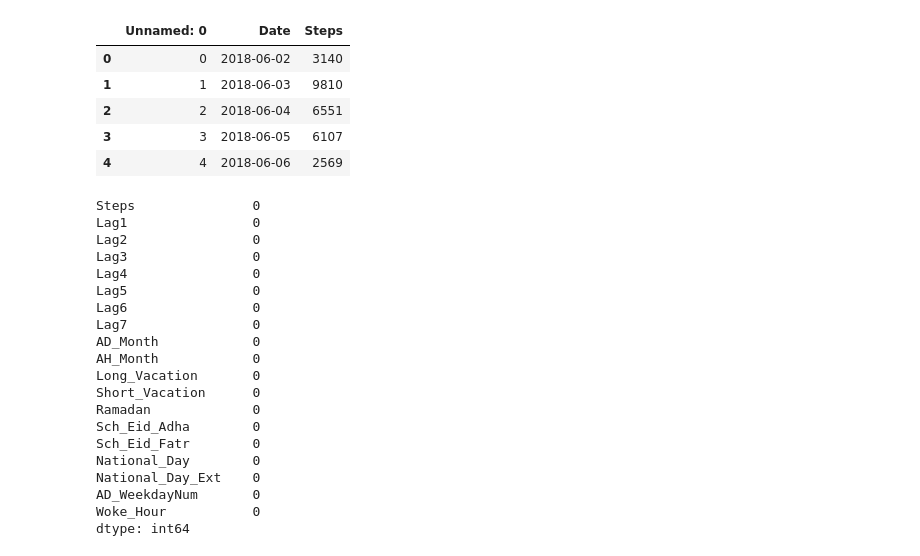
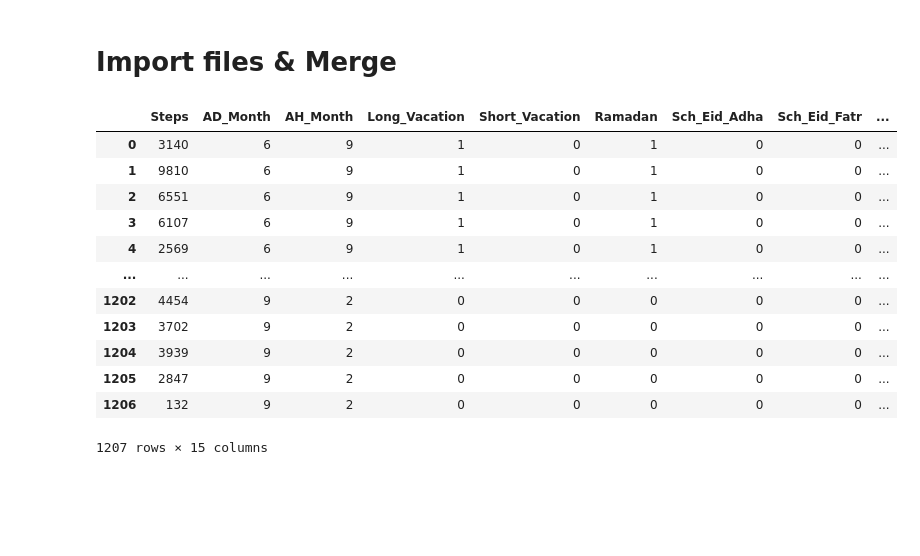
Before and after one commit to ibalzuhairi/ML-Regression-Physical-Activity, a Jupyter notebook: Merging.ipynb, the cells around one changed output. Cells and saved outputs as stored; diff of their text form; code cells hidden in the pictures; blank space fills up the shorter version.

```diff
--- a/Merging.ipynb
+++ b/Merging.ipynb
@@ -5,56 +16,49 @@ import seaborn as sns
 
 import matplotlib.pyplot as plt
 %matplotlib inline
-# %%
-Steps0 = pd.read_csv("Steps.csv")
-Calendar = pd.read_csv("Calendar.csv")
-Sleep = pd.read_csv("Sleep_Schedule.csv")
-Sleep.columns = Sleep.columns.str.strip()
-Calendar.columns = Calendar.columns.str.strip()
-Steps0.head()
-# %% [output]
-|  | Unnamed: 0 | Date | Steps |
-| 0 | 0 | 2018-06-02 | 3140 |
-| 1 | 1 | 2018-06-03 | 9810 |
-| 2 | 2 | 2018-06-04 | 6551 |
-| 3 | 3 | 2018-06-05 | 6107 |
-| 4 | 4 | 2018-06-06 | 2569 |
+# %% [markdown]
+# Import files & Merge
 # %%
+Steps0 = pd.read_csv("Steps.csv")
+Calendar = pd.read_csv("Calendar.csv")
+Sleep = pd.read_csv("Sleep_Schedule.csv")
+Weather = pd.read_csv("weather.csv")
+
+#Weather['date'] = pd.to_datetime(Weather['date'])
+
+Sleep.columns = Sleep.columns.str.strip()
+Calendar.columns = Calendar.columns.str.strip()
+
+
 #Calendar columns we want
+Weather = Weather[['date','temp_min','temp_max','is_rain']]
 Calendar = Calendar[['Date','AD_Month','AH_Month',"Long_Vacation","Short_Vacation","Ramadan","Sch_Eid_Adha","Sch_Eid_Fatr","National_Day","National_Day_Ext","AD_WeekdayNum"]]
 Steps0 = Steps0[["Date","Steps"]]
 Sleep = Sleep[['Date','Woke_Hour']]
 
-Steps = Steps0.sort_values("Date")
-for i in range(1,8):
 
-    Steps['Lag'+str(i)] = Steps['Steps'].shift(i)
-Steps
-Steps = Steps.dropna()
-Merged = pd.merge(Steps,Calendar,how="left",on="Date")
+
+Merged = pd.merge(Steps0,Calendar,how="left",on="Date")
 Merged = pd.merge(Merged,Sleep,how='left',on="Date")
+Merged = pd.merge(Merged,Weather,how='left',left_on='Date',right_on='date')
 Merged.sort_values('Date',inplace=True)
+del Merged['date']
+Merged['is_rain'] = Merged['is_rain'].astype('int')
+Merged = Merged.sort_values("Date")
 Merged = Merged.iloc[:,1:]
 # %%
-Merged.isna().sum()
+Merged
 # %% [output]
+|  | Steps | AD_Month | AH_Month | Long_Vacation | Short_Vacation | Ramadan | Sch_Eid_Adha | Sch_Eid_Fatr | ... |
+| 0 | 3140 | 6 | 9 | 1 | 0 | 1 | 0 | 0 | ... |
+| 1 | 9810 | 6 | 9 | 1 | 0 | 1 | 0 | 0 | ... |
+| 2 | 6551 | 6 | 9 | 1 | 0 | 1 | 0 | 0 | ... |
+| 3 | 6107 | 6 | 9 | 1 | 0 | 1 | 0 | 0 | ... |
+| 4 | 2569 | 6 | 9 | 1 | 0 | 1 | 0 | 0 | ... |
+| ... | ... | ... | ... | ... | ... | ... | ... | ... | ... |
+| 1202 | 4454 | 9 | 2 | 0 | 0 | 0 | 0 | 0 | ... |
+| 1203 | 3702 | 9 | 2 | 0 | 0 | 0 | 0 | 0 | ... |
+| 1204 | 3939 | 9 | 2 | 0 | 0 | 0 | 0 | 0 | ... |
+| 1205 | 2847 | 9 | 2 | 0 | 0 | 0 | 0 | 0 | ... |
+| 1206 | 132 | 9 | 2 | 0 | 0 | 0 | 0 | 0 | ... |
-Steps               0
-Lag1                0
-Lag2                0
-Lag3                0
-Lag4                0
-Lag5                0
-Lag6                0
-Lag7                0
-AD_Month            0
-AH_Month            0
-Long_Vacation       0
-Short_Vacation      0
-Ramadan             0
-Sch_Eid_Adha        0
-Sch_Eid_Fatr        0
-National_Day        0
-National_Day_Ext    0
-AD_WeekdayNum       0
-Woke_Hour           0
-dtype: int64
+1207 rows × 15 columns
```
Also changed, not shown: parts of 21 cells of this notebook, 1 other file.
